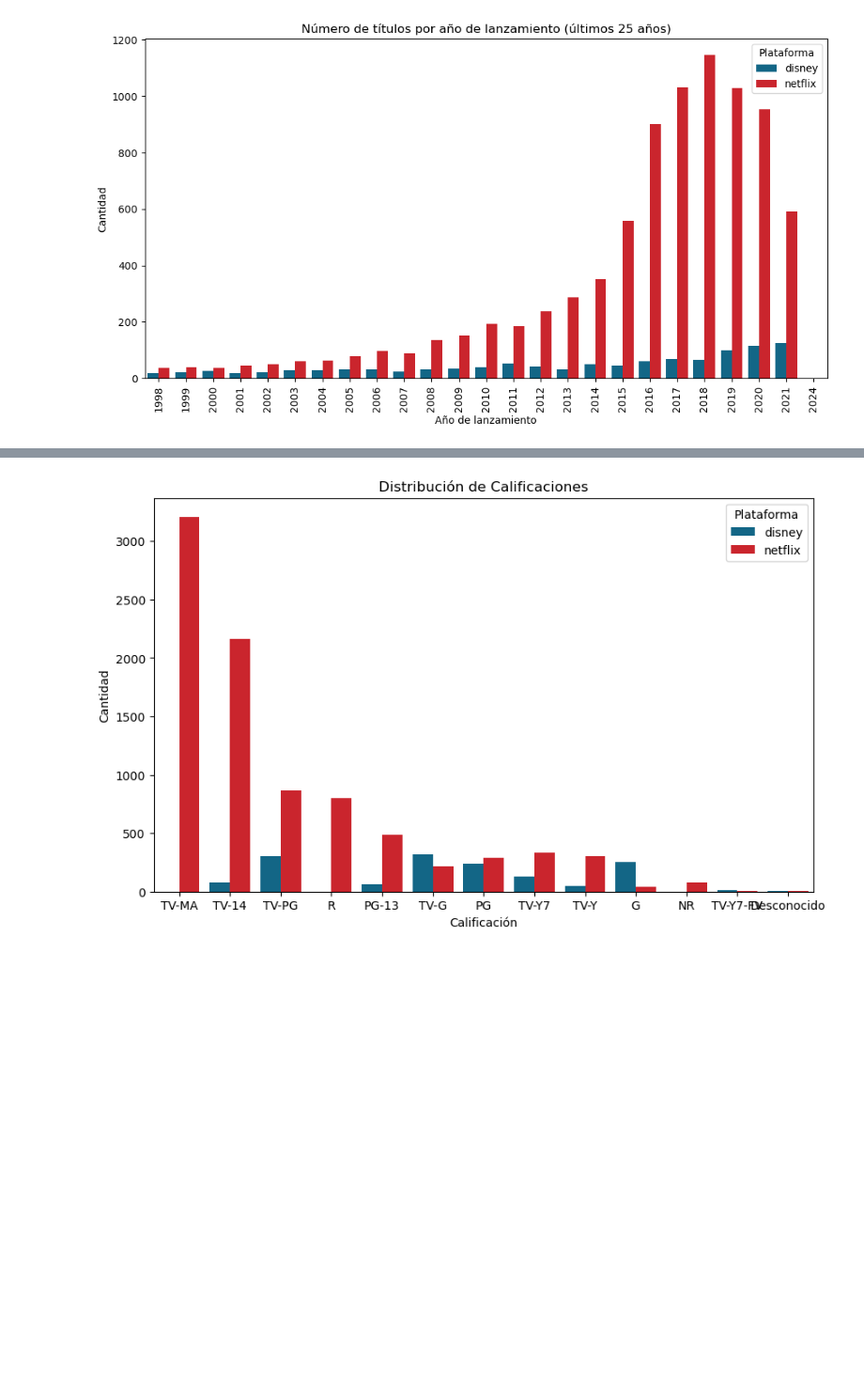
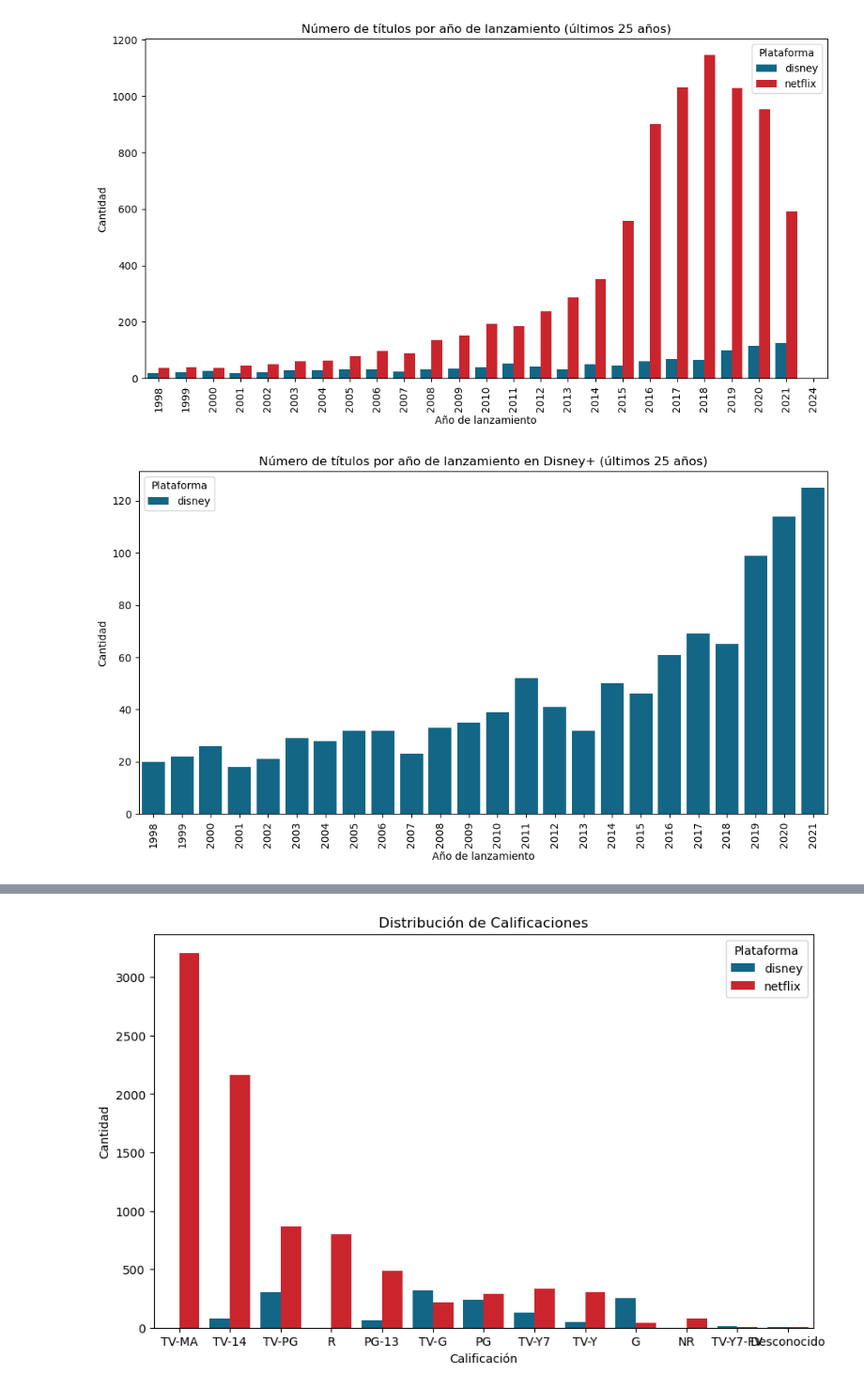
Before and after one commit to e-vilkoyt/data-analysis-disney-vs-netflix, a Jupyter notebook: DISNEY VS NETFLIX.ipynb, the cells around one changed output, grey strips where cells are left out. Shown: that part at 94% size. Cells and saved outputs as stored; diff of their text form; code cells hidden in the pictures; blank space fills up the shorter version.

```diff
--- a/DISNEY VS NETFLIX.ipynb
+++ b/DISNEY VS NETFLIX.ipynb
@@ -337,3 +353,16 @@ plt.legend(title='Plataforma')
 plt.show()
 # %% [output]
 [figure]
+# %%
+df_disney = df_last_25_years[df_last_25_years['plataforma'] == 'disney']
+
+plt.figure(figsize=(12, 6))
+sns.countplot(data=df_disney, x='release_year', hue='plataforma', palette= palette)
+plt.title('Número de títulos por año de lanzamiento en Disney+ (últimos 25 años)')
+plt.xlabel('Año de lanzamiento')
+plt.ylabel('Cantidad')
+plt.xticks(rotation=90)
+plt.legend(title='Plataforma')
+plt.show()
+# %% [output]
+[figure, added]
```
Also changed, not shown: parts of 8 cells of this notebook.
